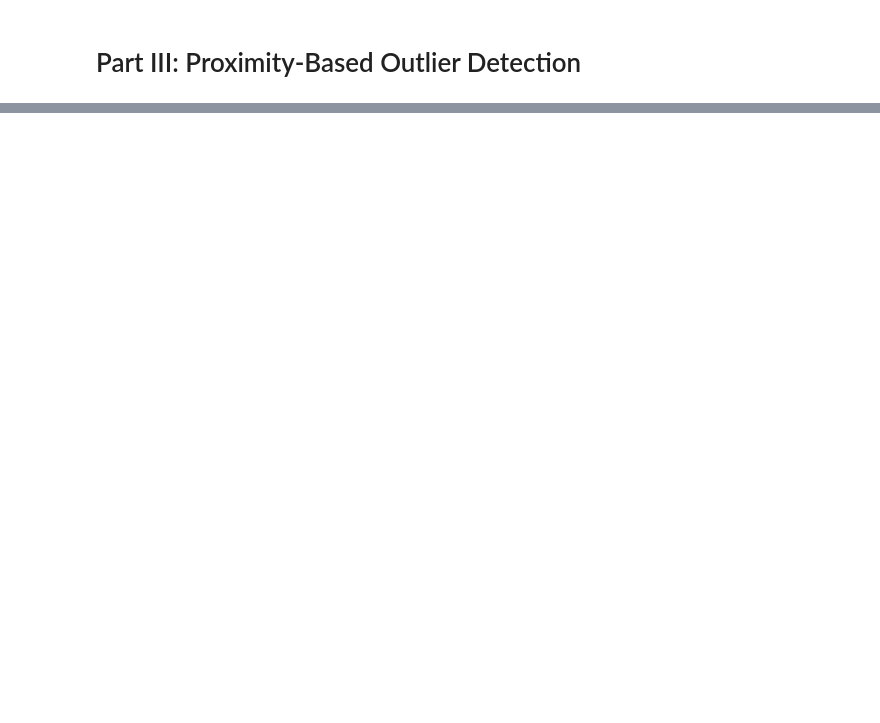
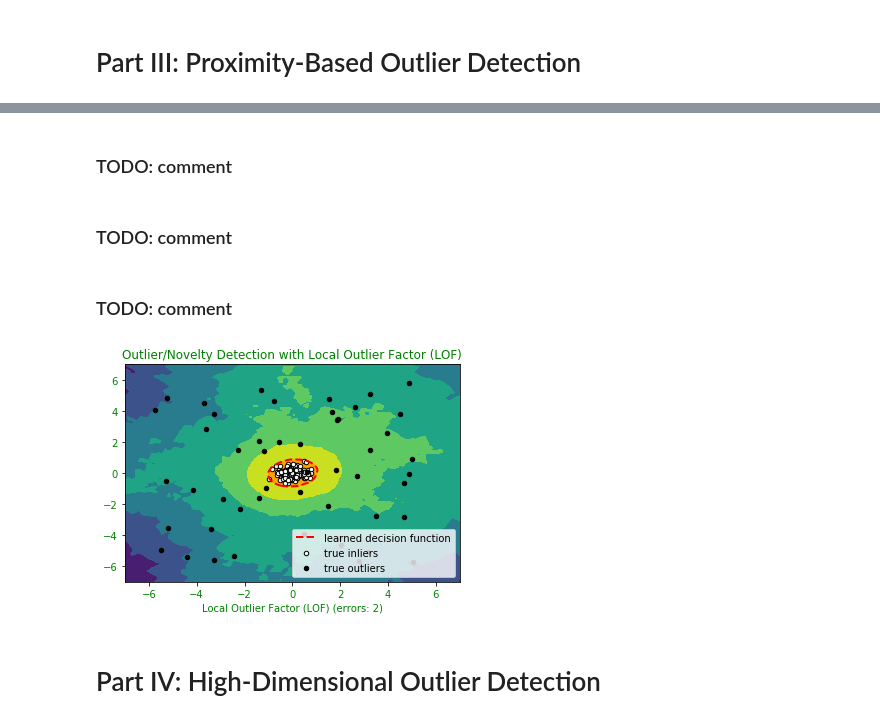
Before and after one commit to IooHooI/OUTLIER_DETECTION, a Jupyter notebook: notebooks/HW1.ipynb, the cells around one changed output, grey strips where cells are left out. Saved outputs shown, nothing was run; the diff lists cells and outputs as text; code cells hidden in the pictures; blank space fills up the shorter version.

```diff
--- a/notebooks/HW1.ipynb
+++ b/notebooks/HW1.ipynb
@@ -127,0 +253,2 @@ for upper-tail and lower-tail boundaries.
+# %%
+threshold = stats.scoreatpercentile(scores_pred, 100 * outliers_fraction)
@@ -127,0 +257,38 @@ for upper-tail and lower-tail boundaries.
+# %%
+n_errors = (y_pred != ground_truth).sum()
+# %% [markdown]
+### TODO: comment
+# %%
+Z = clf._decision_function(np.c_[xx.ravel(), yy.ravel()])
+# %% [markdown]
+### TODO: comment
+# %%
+Z = Z.reshape(xx.shape)
+# %% [markdown]
+### TODO: comment
+# %%
+plt.title("Outlier/Novelty Detection with Local Outlier Factor (LOF)", color='green')
+plt.contourf(xx, yy, Z, levels=np.linspace(Z.min(), threshold, 7))
+a = plt.contour(xx, yy, Z, levels=[threshold], linewidths=2, colors='red')
+plt.contourf(xx, yy, Z, levels=[threshold, Z.max()], colors='orange')
+b = plt.scatter(X[:-n_outliers, 0], X[:-n_outliers, 1], c='white', s=20, edgecolor='k')
+c = plt.scatter(X[-n_outliers:, 0], X[-n_outliers:, 1], c='black', s=20, edgecolor='k')
+plt.axis('tight')
+plt.legend(
+    [a.collections[0], b, c],
+    ['learned decision function', 'true inliers', 'true outliers'],
+    prop=matplotlib.font_manager.FontProperties(size=10),
+    loc='lower right'
+)
+plt.xlabel("%s (errors: %d)" % ("Local Outlier Factor (LOF)", n_errors), color='green')
+plt.xlim((-7, 7))
+plt.ylim((-7, 7))
+
+[i.set_color("green") for i in plt.gca().get_xticklabels()]
+[i.set_color("green") for i in plt.gca().get_yticklabels()]
+
+plt.show()
+# %% [output]
+[figure, added]
+# %% [markdown]
+# Part IV: High-Dimensional Outlier Detection
```
Also changed, not shown: parts of 49 cells of this notebook, 1 other file.
